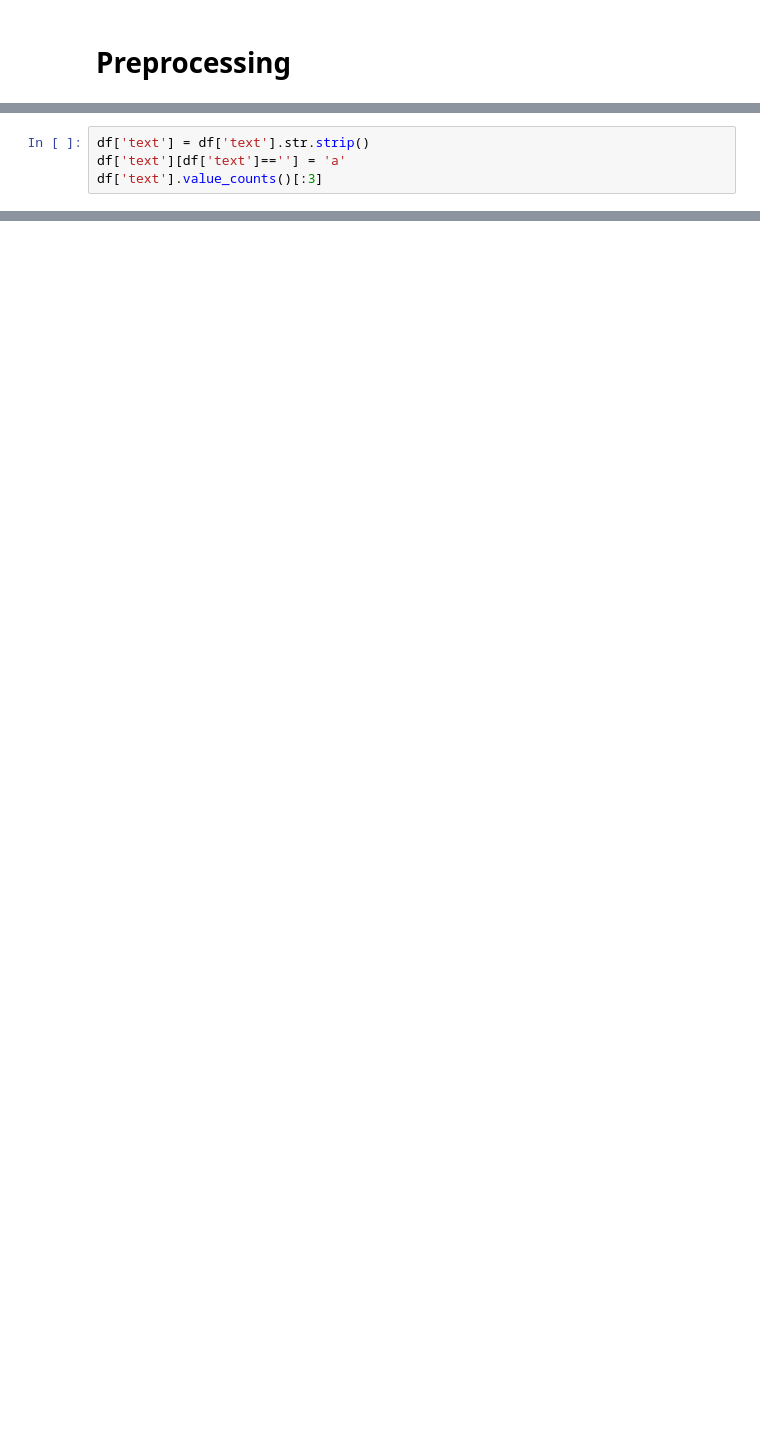
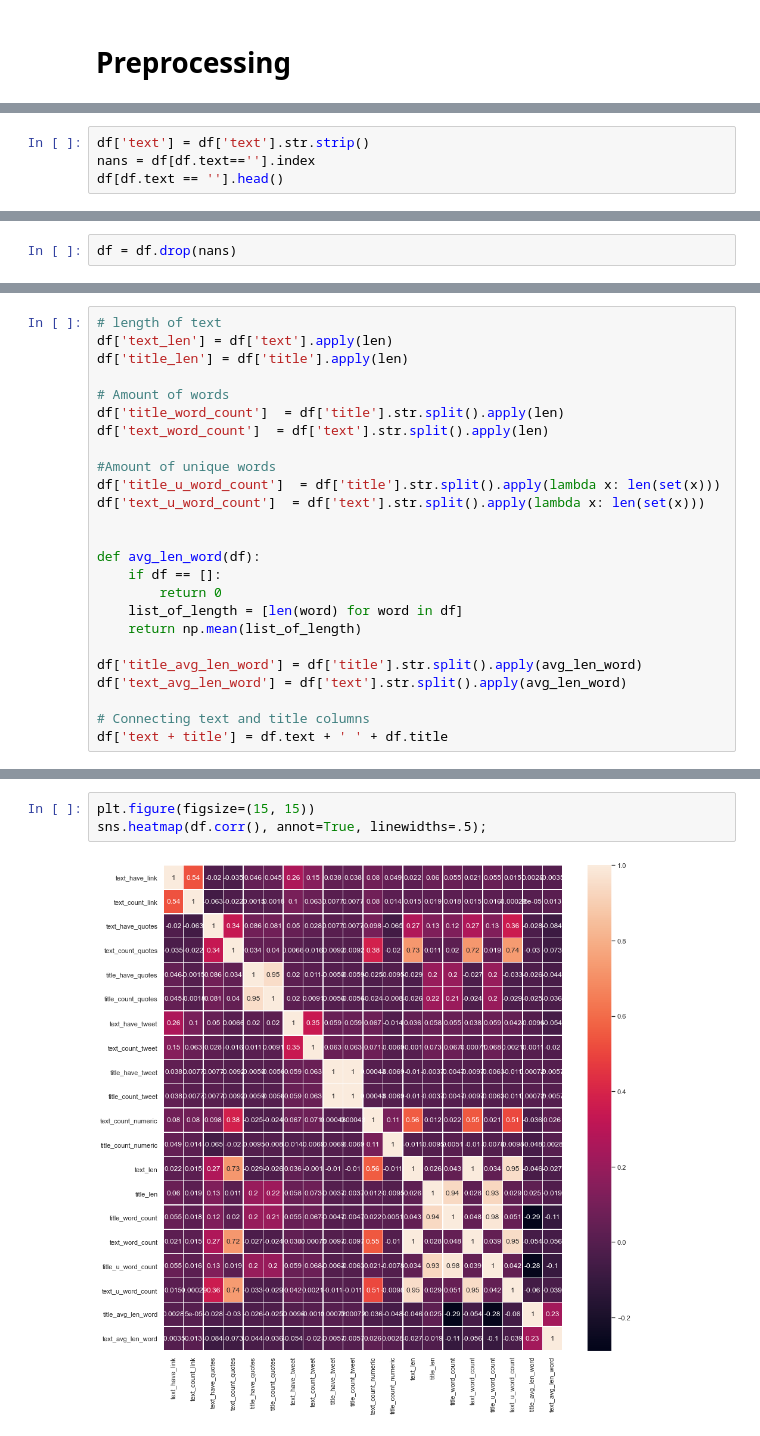
Before and after one commit to sokoly35/Fake_news, a Jupyter notebook: fake_news_detector.ipynb, the cells around one changed output, grey strips where cells are left out. Saved outputs shown, nothing was run; the diff lists cells and outputs as text; blank space fills up the shorter version.

```diff
--- a/fake_news_detector.ipynb
+++ b/fake_news_detector.ipynb
@@ -188,5 +111,5 @@ Usuniemy na początku wartości brakujące zastępując je stringiem a. Decyduje
 # %%
 df['text'] = df['text'].str.strip()
-df['text'][df['text']==''] = 'a'
-df['text'].value_counts()[:3]
+nans = df[df.text==''].index
+df[df.text == ''].head()
 # %% [output]
@@ -196,0 +122,2 @@ Name: text, dtype: int64
+# %%
+df = df.drop(nans)
@@ -596,0 +256,25 @@ Podsumowując, gdybyśmy dysponowali wyłącznie tekstem jak i tytułem, to nasz
+# %%
+# length of text
+df['text_len'] = df['text'].apply(len)
+df['title_len'] = df['title'].apply(len)
+
+# Amount of words
+df['title_word_count']  = df['title'].str.split().apply(len)
+df['text_word_count']  = df['text'].str.split().apply(len)
+
+#Amount of unique words
+df['title_u_word_count']  = df['title'].str.split().apply(lambda x: len(set(x)))
+df['text_u_word_count']  = df['text'].str.split().apply(lambda x: len(set(x)))
+
+
+def avg_len_word(df):
+    if df == []:
+        return 0
+    list_of_length = [len(word) for word in df]
+    return np.mean(list_of_length)
+
+df['title_avg_len_word'] = df['title'].str.split().apply(avg_len_word)
+df['text_avg_len_word'] = df['text'].str.split().apply(avg_len_word)
+
+# Connecting text and title columns
+df['text + title'] = df.text + ' ' + df.title
@@ -596,0 +287,5 @@ Podsumowując, gdybyśmy dysponowali wyłącznie tekstem jak i tytułem, to nasz
+# %%
+plt.figure(figsize=(15, 15))
+sns.heatmap(df.corr(), annot=True, linewidths=.5);
+# %% [output]
+[figure, added]
```
Also changed, not shown: parts of 205 cells of this notebook.
